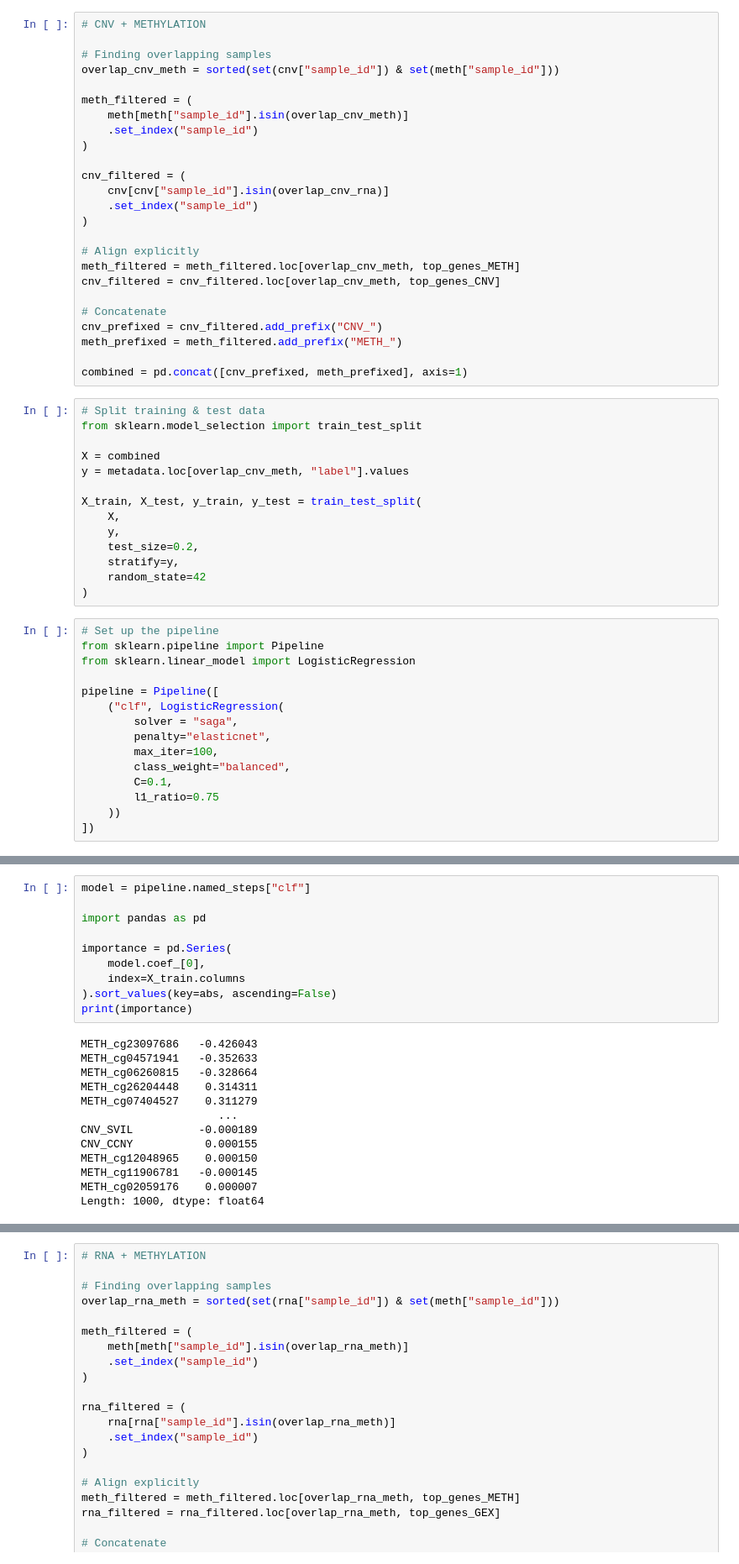
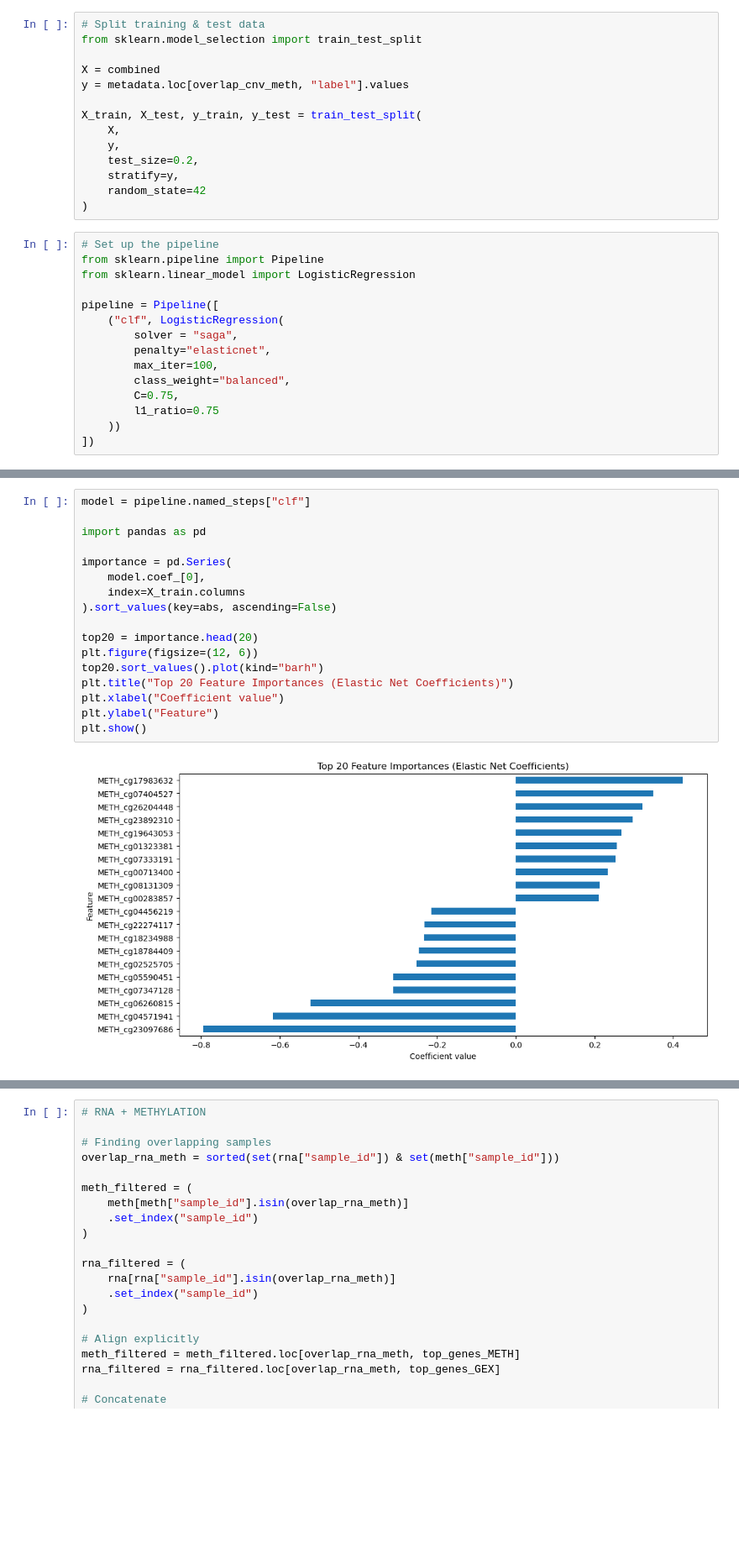
Before and after one commit to ink-github/KIRC_medbioinfo2026, a Jupyter notebook: data_concatenated.ipynb, the cells around one changed output, grey strips where cells are left out. Shown at 84% size. Saved outputs shown, nothing was run; the diff lists cells and outputs as text; blank space fills up the shorter version.

```diff
--- a/data_concatenated.ipynb
+++ b/data_concatenated.ipynb
@@ -211,31 +222,6 @@ cnv_prefixed = cnv_filtered.add_prefix("CNV_")
 meth_prefixed = meth_filtered.add_prefix("METH_")
 
 combined = pd.concat([cnv_prefixed, meth_prefixed], axis=1)
-# %%
-# CNV + METHYLATION
-
-# Finding overlapping samples
-overlap_cnv_meth = sorted(set(cnv["sample_id"]) & set(meth["sample_id"]))
-
-meth_filtered = (
-    meth[meth["sample_id"].isin(overlap_cnv_meth)]
-    .set_index("sample_id")
-)
-
-cnv_filtered = (
-    cnv[cnv["sample_id"].isin(overlap_cnv_rna)]
-    .set_index("sample_id")
-)
-
-# Align explicitly
-meth_filtered = meth_filtered.loc[overlap_cnv_meth, top_genes_METH]
-cnv_filtered = cnv_filtered.loc[overlap_cnv_meth, top_genes_CNV]
-
-# Concatenate
-cnv_prefixed = cnv_filtered.add_prefix("CNV_")
-meth_prefixed = meth_filtered.add_prefix("METH_")
-
-combined = pd.concat([cnv_prefixed, meth_prefixed], axis=1)
 # %%
 # Split training & test data
 from sklearn.model_selection import train_test_split
@@ -261,7 +247,7 @@ pipeline = Pipeline([
         penalty="elasticnet",
         max_iter=100,
         class_weight="balanced",
-        C=0.1,
+        C=0.75,
         l1_ratio=0.75
     ))
 ])
@@ -295,23 +282,19 @@ ROC-AUC: 1.0
 # %%
 model = pipeline.named_steps["clf"]
 
 import pandas as pd
 
 importance = pd.Series(
     model.coef_[0],
     index=X_train.columns
 ).sort_values(key=abs, ascending=False)
-print(importance)
+
+top20 = importance.head(20)
+plt.figure(figsize=(12, 6))
+top20.sort_values().plot(kind="barh")
+plt.title("Top 20 Feature Importances (Elastic Net Coefficients)")
+plt.xlabel("Coefficient value")
+plt.ylabel("Feature")
+plt.show()
 # %% [output]
-METH_cg23097686   -0.426043
-METH_cg04571941   -0.352633
-METH_cg06260815   -0.328664
-METH_cg26204448    0.314311
-METH_cg07404527    0.311279
-                     ...
-CNV_SVIL          -0.000189
-CNV_CCNY           0.000155
-METH_cg12048965    0.000150
-METH_cg11906781   -0.000145
-METH_cg02059176    0.000007
-Length: 1000, dtype: float64
+[figure, added]
```
Also changed, not shown: parts of 16 cells of this notebook.
